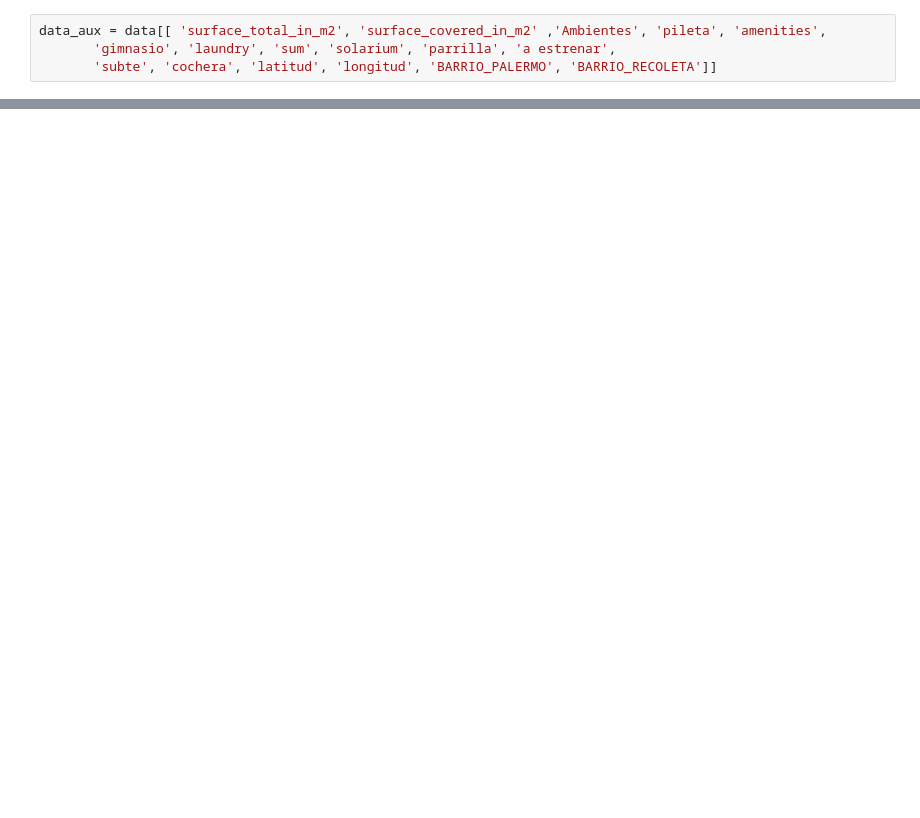
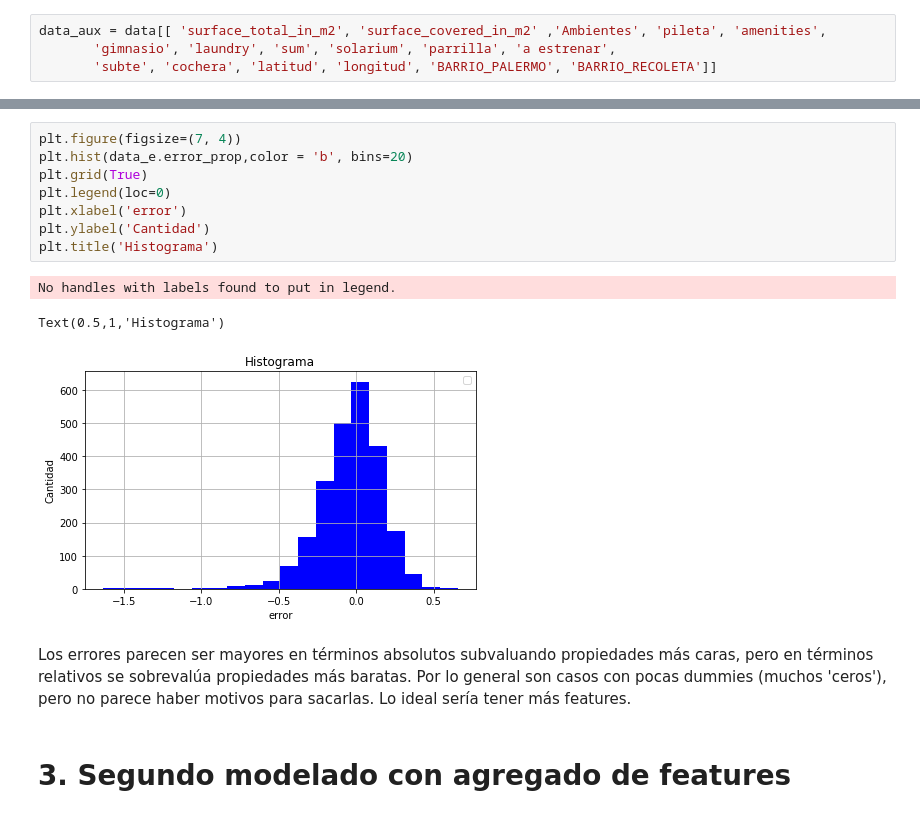
Before and after one commit to GabrielCasal/Digital_House, a Jupyter notebook: parte 2 juan.ipynb, the cells around one changed output, grey strips where cells are left out. Drawn from its saved outputs; the diff is of its cells as text; blank space fills up the shorter version.

```diff
--- a/parte 2 juan.ipynb
+++ b/parte 2 juan.ipynb
@@ -334,0 +406,16 @@ Warnings:
+# %%
+plt.figure(figsize=(7, 4))
+plt.hist(data_e.error_prop,color = 'b', bins=20)
+plt.grid(True)
+plt.legend(loc=0)
+plt.xlabel('error')
+plt.ylabel('Cantidad')
+plt.title('Histograma')
+# %% [output]
+No handles with labels found to put in legend.
+Text(0.5,1,'Histograma')
+[figure, added]
+# %% [markdown]
+Los errores parecen ser mayores en términos absolutos subvaluando propiedades más caras, pero en términos relativos se sobrevalúa propiedades más baratas. Por lo general son casos con pocas dummies (muchos 'ceros'), pero no parece haber motivos para sacarlas. Lo ideal sería tener más features.
+# %% [markdown]
+# 3. Segundo modelado con agregado de features
```
Also changed, not shown: parts of 49 cells of this notebook, 2 other files.
